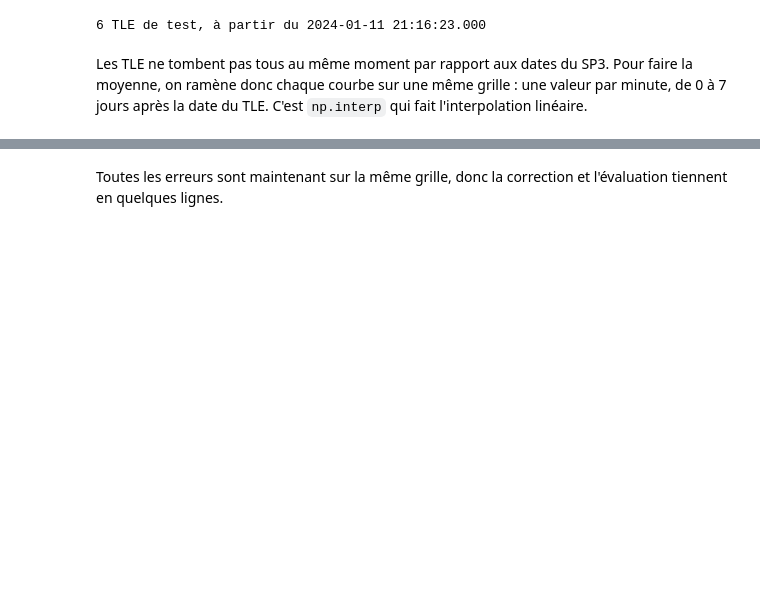
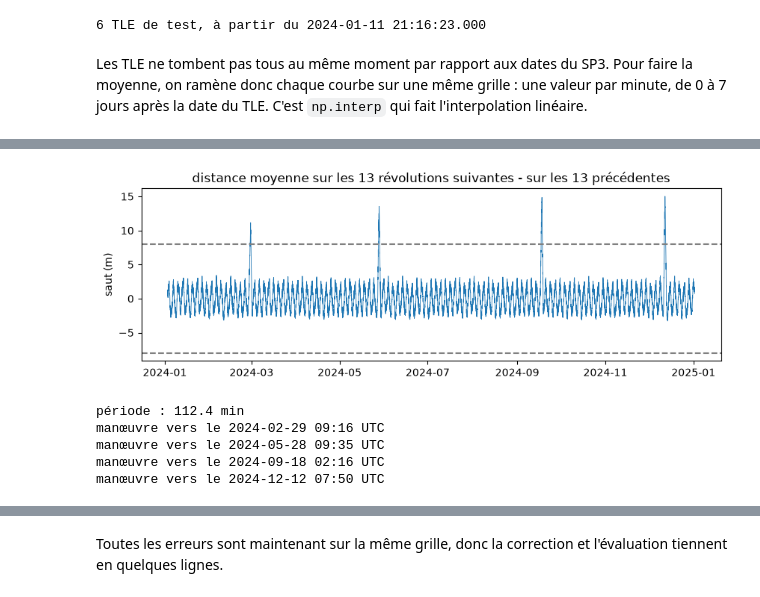
Before and after one commit to TagCopperLight/OrbitML, a Jupyter notebook: orbitml.ipynb, the cells around one changed output, grey strips where cells are left out. Cells and saved outputs as stored; diff of their text form; code cells hidden in the pictures; blank space fills up the shorter version.

```diff
--- a/orbitml.ipynb
+++ b/orbitml.ipynb
@@ -439,0 +433,32 @@ manœuvre, on saute ssas6a30.b24339.e24349.DG_.sp3.001.Z
+# %%
+radius = np.linalg.norm(truth_r, axis=1)
+period = 2 * np.pi * np.sqrt(radius.mean() ** 3 / 398600.4418)  # s, 3e loi de Kepler
+n = int(round(13 * period / 60))  # 13 révolutions, en nombre d'états de 60 s
+
+# somme cumulée : la somme de radius[a:b] vaut sums[b] - sums[a]
+sums = np.concatenate([[0], np.cumsum(radius)])
+middle = np.arange(n, len(radius) - n)
+jump = (sums[middle + n] - 2 * sums[middle] + sums[middle - n]) / n * 1e3  # moyenne après - moyenne avant, en m
+
+above = np.flatnonzero(np.abs(jump) > 8)
+groups = np.split(above, np.flatnonzero(np.diff(above) > n) + 1)  # un groupe par manœuvre
+burns = Time([truth_time[middle[group[np.argmax(np.abs(jump[group]))]]] for group in groups]).utc
+
+plt.figure(figsize=(10, 3))
+plt.plot(truth_time[middle].datetime64, jump, linewidth=0.6)
+plt.axhline(8, color="gray", linestyle="--")
+plt.axhline(-8, color="gray", linestyle="--")
+plt.ylabel("saut (m)")
+plt.title("distance moyenne sur les 13 révolutions suivantes - sur les 13 précédentes")
+plt.show()
+
+print(f"période : {period / 60:.1f} min")
+for burn in burns:
+    print("manœuvre vers le", burn.iso[:16], "UTC")
+# %% [output]
+[figure, added]
+période : 112.4 min
+manœuvre vers le 2024-02-29 09:16 UTC
+manœuvre vers le 2024-05-28 09:35 UTC
+manœuvre vers le 2024-09-18 02:16 UTC
+manœuvre vers le 2024-12-12 07:50 UTC
```
Also changed, not shown: parts of 74 cells of this notebook, 2 other files.
